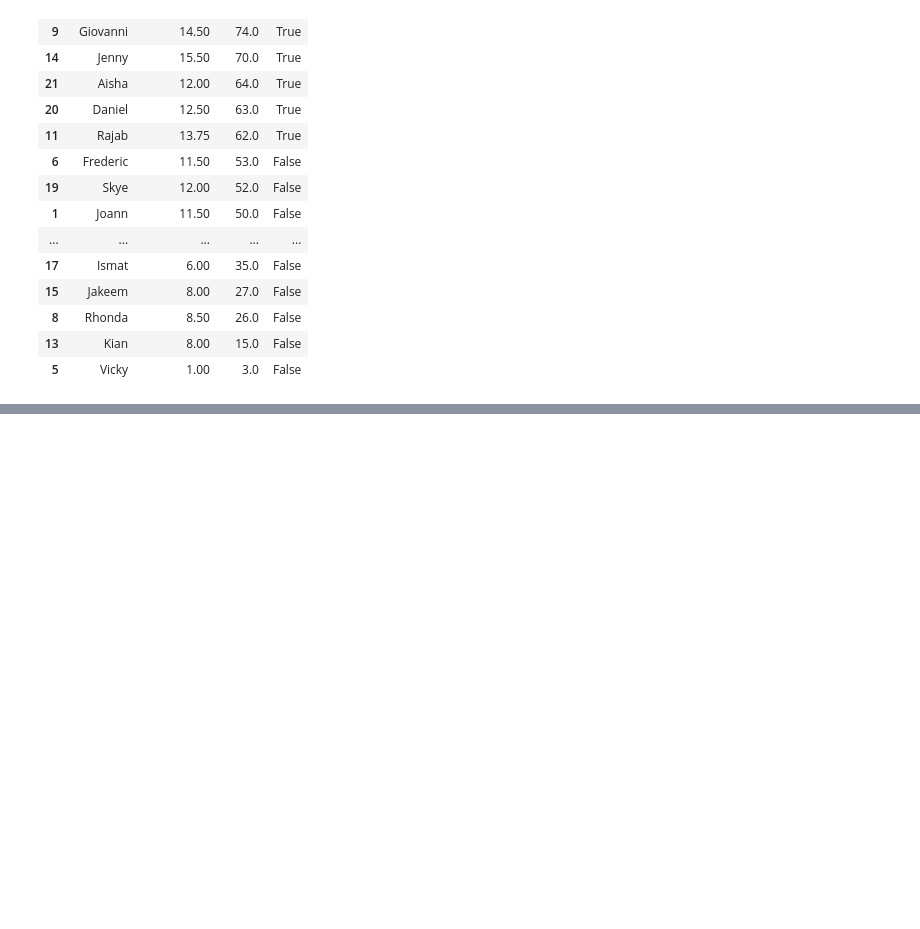
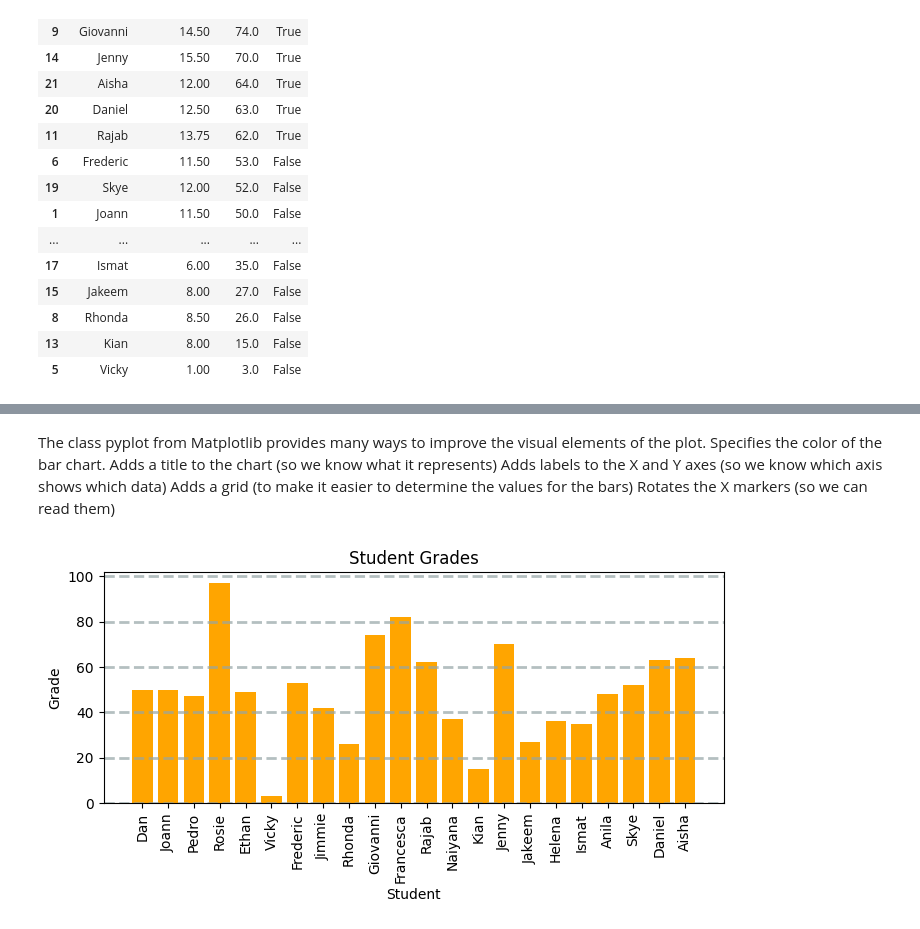
Before and after one commit to cglima/explorar-analisar-dados-com-python, a Jupyter notebook: exploring-data-with-python.ipynb, the cells around one changed output, grey strips where cells are left out. Drawn from its saved outputs; the diff is of its cells as text; code cells hidden in the pictures; blank space fills up the shorter version.

```diff
--- a/exploring-data-with-python.ipynb
+++ b/exploring-data-with-python.ipynb
@@ -406,0 +464,23 @@ df_students
+# %% [markdown]
+The class pyplot from Matplotlib provides many ways to improve the visual elements of the plot.
+Specifies the color of the bar chart.
+Adds a title to the chart (so we know what it represents)
+Adds labels to the X and Y axes (so we know which axis shows which data)
+Adds a grid (to make it easier to determine the values for the bars)
+Rotates the X markers (so we can read them)
+# %%
+# create a figure
+fig = plt.figure(figsize=(8,3))
+
+# create a bar plot of name vs grade
+plt.bar(x=df_students.Name, height=df_students.Grade, color='orange')
+
+# customize the chart
+plt.title('Student Grades')
+plt.xlabel('Student')
+plt.ylabel('Grade')
+plt.grid(color='#95a5a6', linestyle='--', linewidth=2, axis='y', alpha=0.7)
+plt.xticks(rotation=90)
+plt.show()
+# %% [output]
+[figure, added]
```
Also changed, not shown: parts of 7 cells of this notebook, 1 other file.
